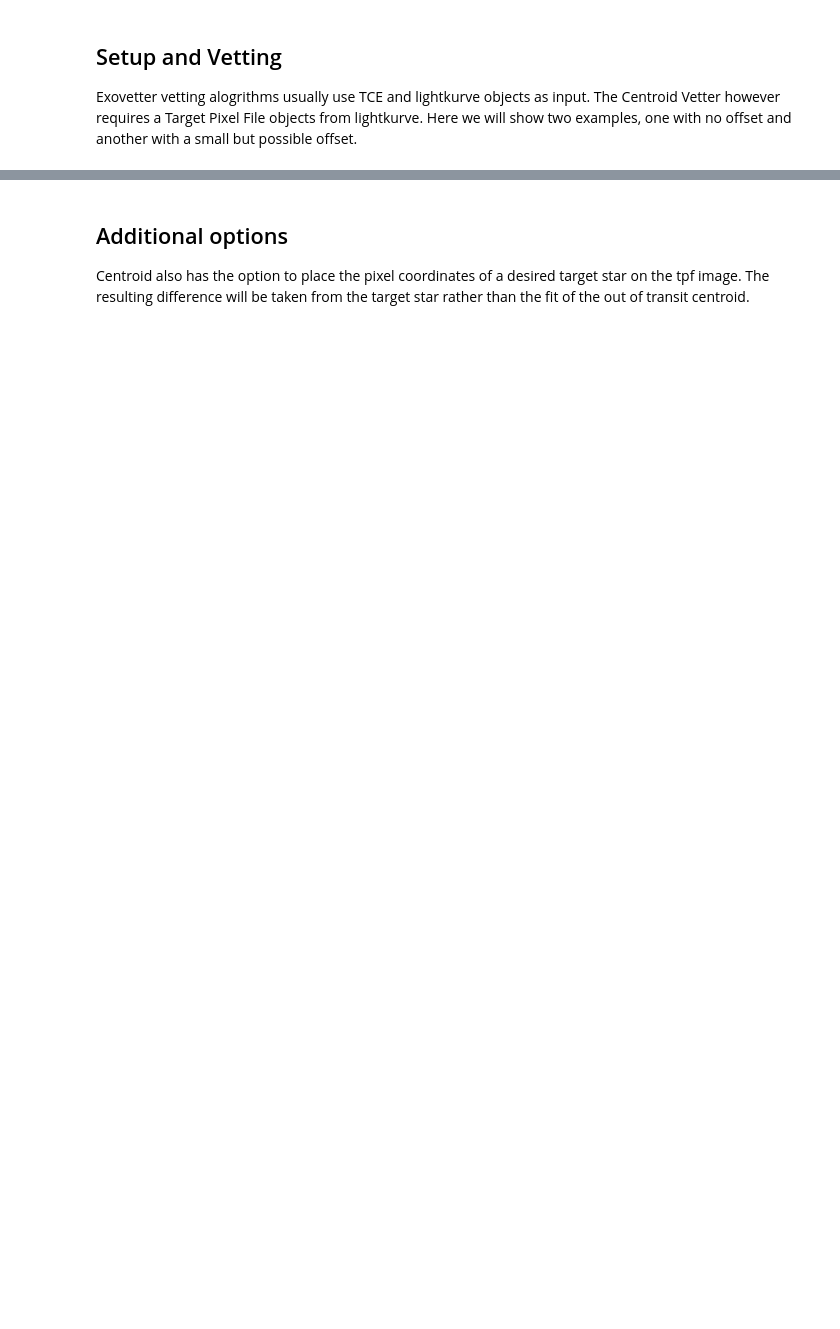
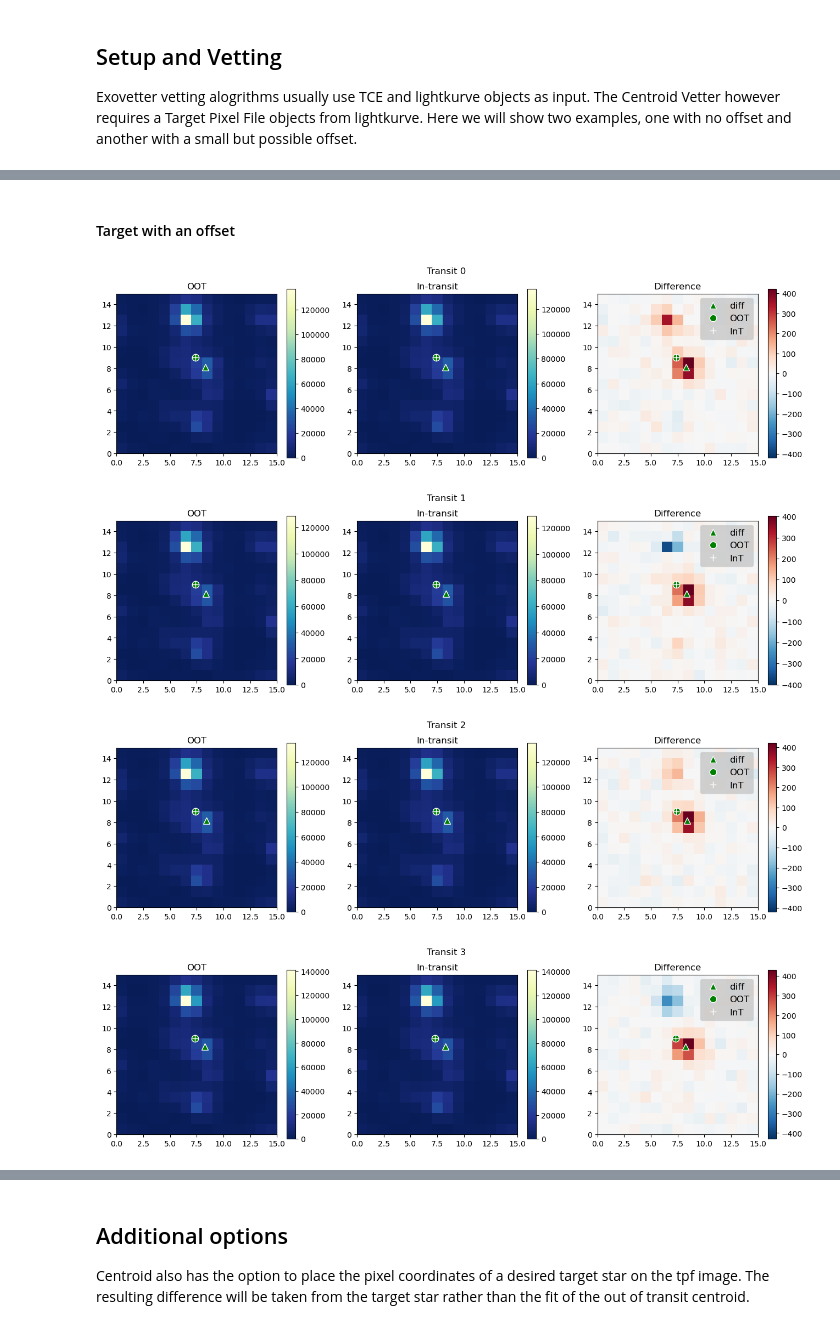
Before and after one commit to spacetelescope/exovetter, a Jupyter notebook: tutorial_notebooks/Centroid.ipynb, the cells around one changed output, grey strips where cells are left out. Drawn from its saved outputs; the diff is of its cells as text; code cells hidden in the pictures; blank space fills up the shorter version.

```diff
--- a/tutorial_notebooks/Centroid.ipynb
+++ b/tutorial_notebooks/Centroid.ipynb
@@ -41,13 +45,12 @@ centroid_results
 # %%
-# TCE with a possible offset
 candidate = "TOI 565.01"
-tce = utils.get_mast_tce(candidate)[0]
+toi_tce = utils.get_mast_tce(candidate)[0]
 
-# Download the relevent target pixel file for this tce
-tpf = lk.search_targetpixelfile(candidate)[0].download()
+# Download a relevent target pixel file for this tce
+toi_tpf = lk.search_targetpixelfile(candidate)[0].download()
 
 # run the centroid vetter with this tce and tpf
-centroid_instance = vet.Centroid()
-centroid_results = centroid_instance.run(tce, tpf)
-centroid_results
+toi_centroid_instance = vet.Centroid()
+toi_centroid_results = toi_centroid_instance.run(toi_tce, toi_tpf)
+toi_centroid_results
 # %% [output]
@@ -66,0 +88,9 @@ In order to generate diagnostic plots from vetters, we use the `plot` method wit
+# %% [markdown]
+#### Target with an offset
+# %%
+toi_centroid_instance.plot()
+# %% [output]
+[figure, added]
+[figure, added]
+[figure, added]
+[figure, added]
```
Also changed, not shown: parts of 14 cells of this notebook, 1 other file.
